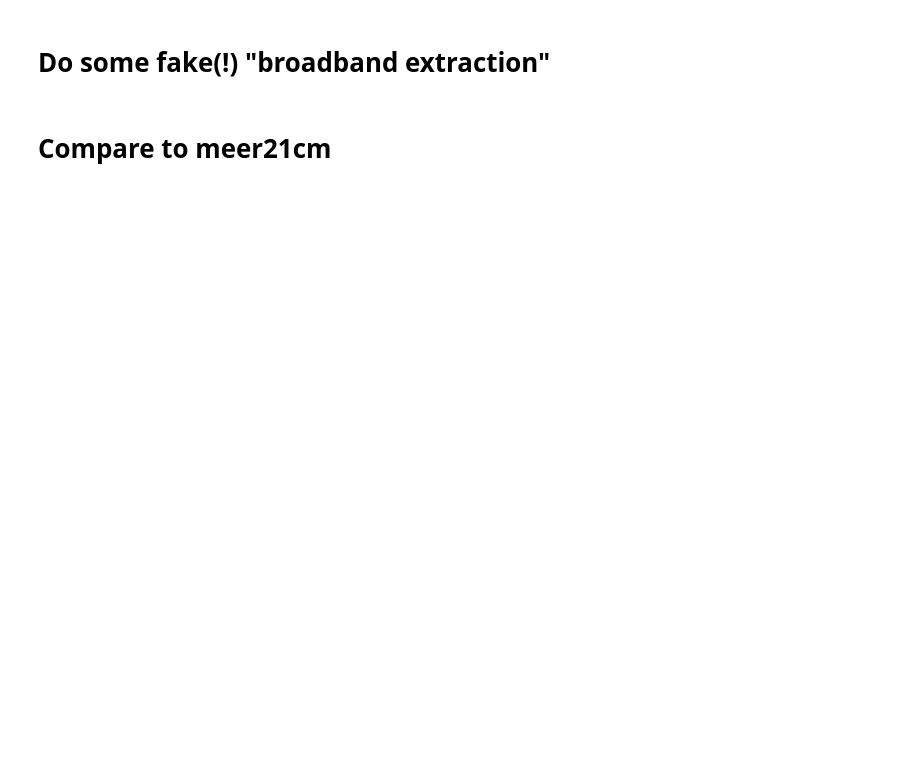
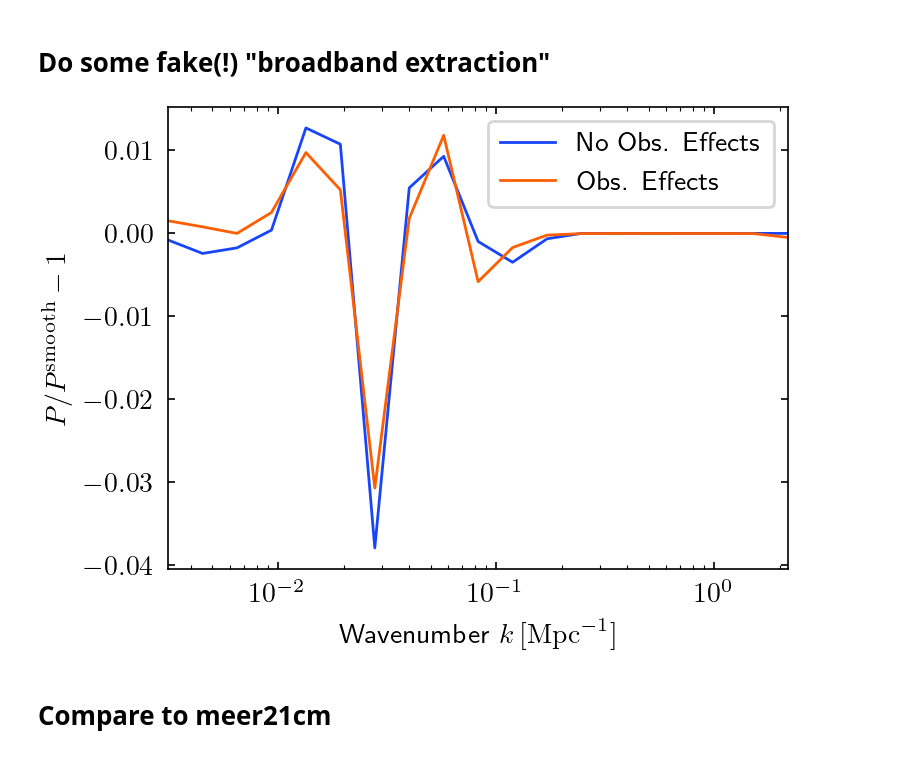
Before and after one commit to meerklass/bao-systematics-task, a Jupyter notebook: scripts/cookbook_ksampling_sefa.ipynb, the cells around one changed output. Cells and saved outputs as stored; diff of their text form; code cells hidden in the pictures; blank space fills up the shorter version.

```diff
--- a/scripts/cookbook_ksampling_sefa.ipynb
+++ b/scripts/cookbook_ksampling_sefa.ipynb
@@ -260,11 +341,14 @@ Ps_1d_nw = Ps_1d_nw[Nmask]
 # %%
 plt.semilogx(k, Ps_1d_rsd_noobs_class / Ps_1d_nw_noobs - 1, label="No Obs. Effects")
 plt.semilogx(k, Ps_survey_model_1d / Ps_1d_nw - 1, label="Obs. Effects")
 
 plt.xlabel(r"Wavenumber $k\,[\mathrm{Mpc}^{-1}]$")
-plt.ylabel(r"Extracted BAO wiggle")
+plt.ylabel(r"$P / P^\mathrm{smooth} - 1$")
 plt.legend()
-plt.grid()
+
+plt.savefig("plots/wiggle_simple_model.pdf")
+# %% [output]
+[figure, added]
 # %% [markdown]
 # Compare to meer21cm
 # %%
```
Also changed, not shown: parts of 31 cells of this notebook.
